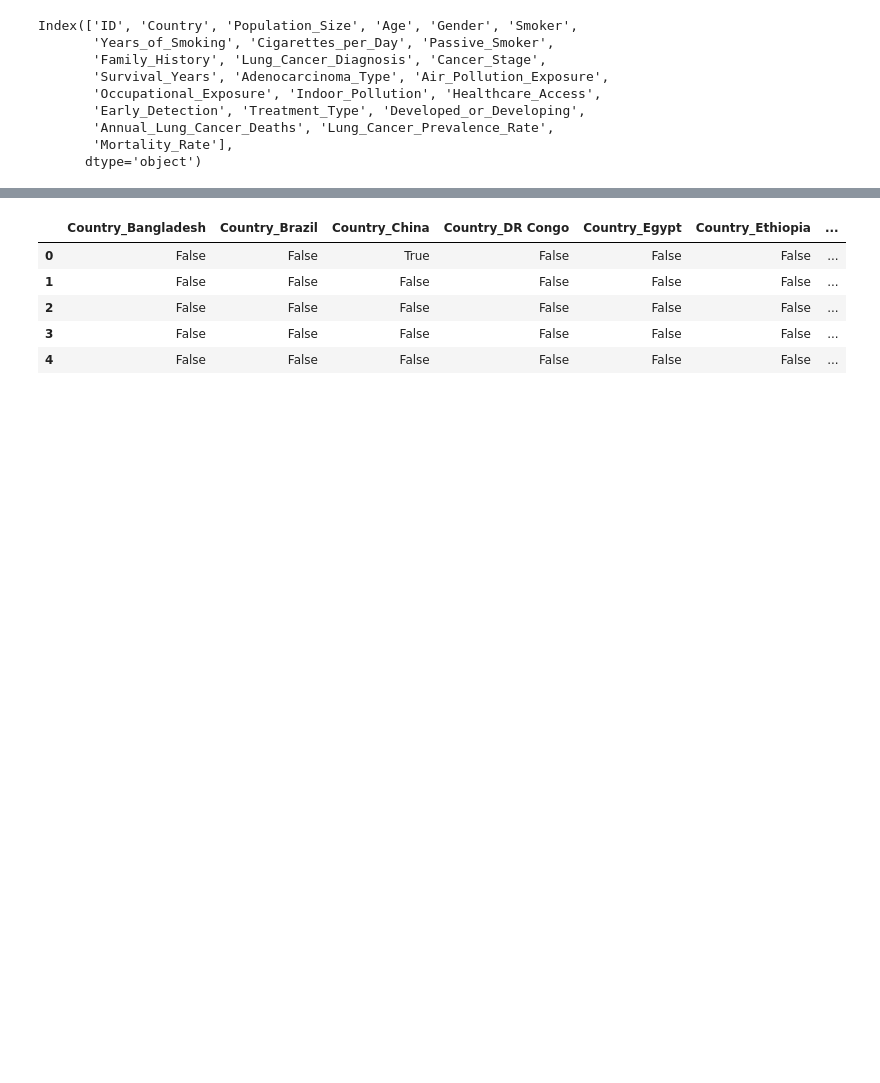
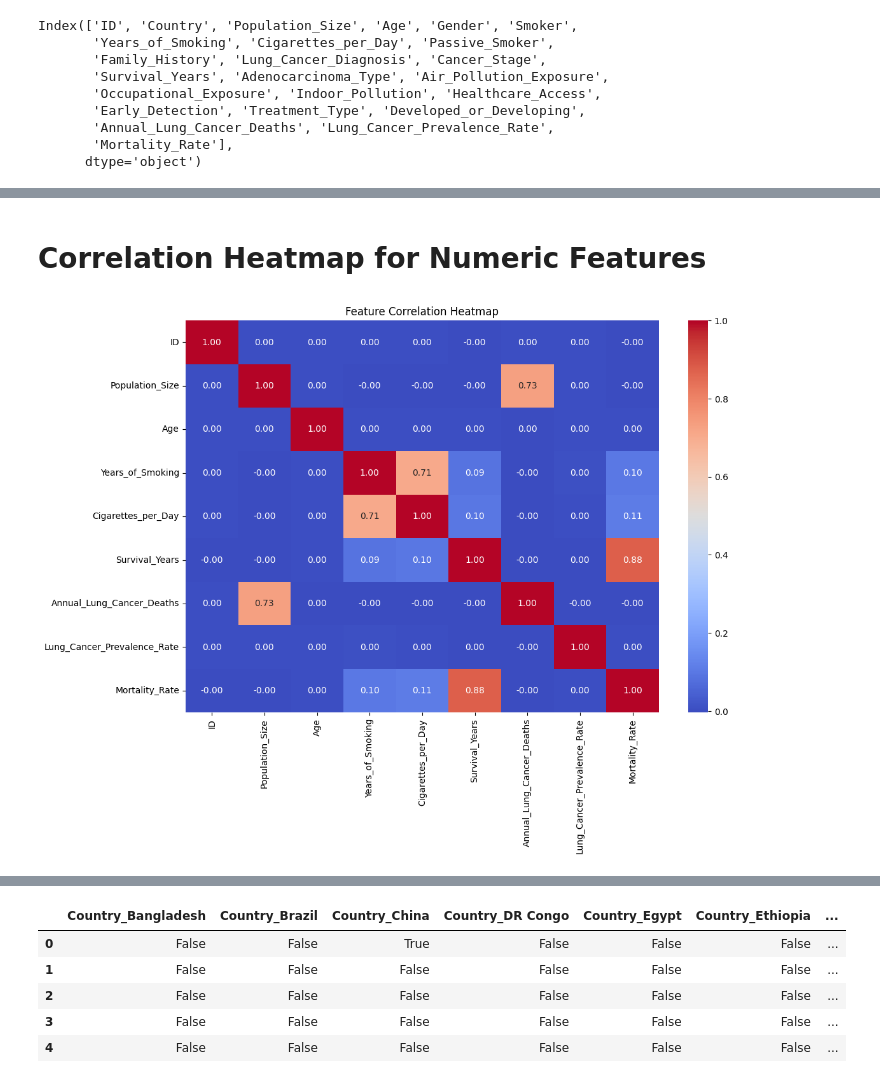
Before and after one commit to sowmyarshetty/Project2-AI-Class, a Jupyter notebook: Project2_AI_Class.ipynb, the cells around one changed output, grey strips where cells are left out. Drawn from its saved outputs; the diff is of its cells as text; code cells hidden in the pictures; blank space fills up the shorter version.

Commit message:
Included Exploratory Data Analysis

```diff
--- a/Project2_AI_Class.ipynb
+++ b/Project2_AI_Class.ipynb
@@ -75,0 +124,10 @@ Index(['ID', 'Country', 'Population_Size', 'Age', 'Gender', 'Smoker',
+# %% [markdown]
+# Correlation Heatmap for Numeric Features
+# %%
+# Correlation Heatmap for Numeric Features
+plt.figure(figsize=(12, 8))
+sns.heatmap(df_lc.select_dtypes(include=['int64', 'float64']).corr(), annot=True, cmap='coolwarm', fmt='.2f')
+plt.title("Feature Correlation Heatmap")
+plt.show()
+# %% [output]
+[figure, added]
```
Also changed, not shown: parts of 15 cells of this notebook.
